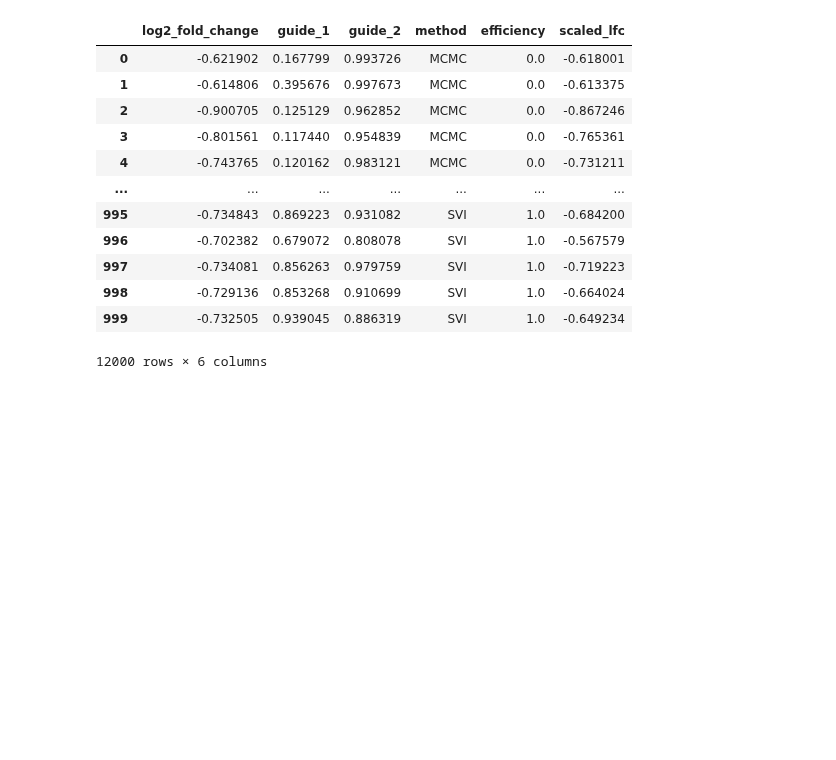
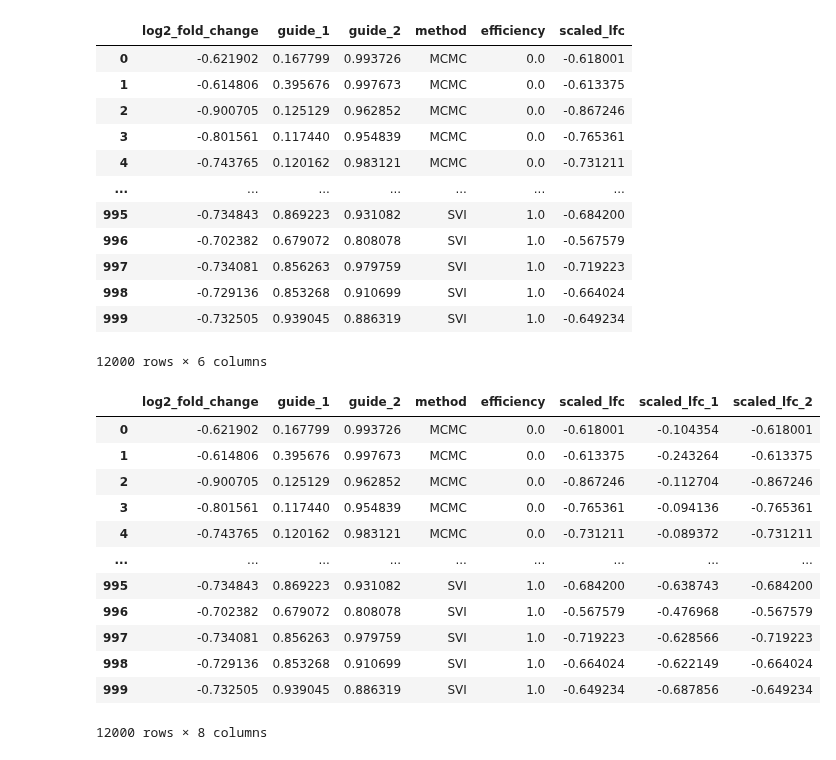
Before and after one commit to pinellolab/PerTurbo, a Jupyter notebook: docs/notebooks/guide_efficiency_tests.ipynb, the cells around one changed output. Drawn from its saved outputs; the diff is of its cells as text; code cells hidden in the pictures; blank space fills up the shorter version.

```diff
--- a/docs/notebooks/guide_efficiency_tests.ipynb
+++ b/docs/notebooks/guide_efficiency_tests.ipynb
@@ -158,4 +158,25 @@ lfc_all_df
 | 998 | -0.729136 | 0.853268 | 0.910699 | SVI | 1.0 | -0.664024 |
 | 999 | -0.732505 | 0.939045 | 0.886319 | SVI | 1.0 | -0.649234 |
 12000 rows × 6 columns
+# %%
+import seaborn as sns
+import matplotlib.pyplot as plt
+
+n_bins = 100
+lfc_all_df = lfc_all_df.assign(scaled_lfc_1=lambda x: x["log2_fold_change"] * x["guide_1"], scaled_lfc_2=lambda x: x["log2_fold_change"] * x["guide_2"])
+lfc_all_df
+# %% [output]
+|  | log2_fold_change | guide_1 | guide_2 | method | efficiency | scaled_lfc | scaled_lfc_1 | scaled_lfc_2 |
+| 0 | -0.621902 | 0.167799 | 0.993726 | MCMC | 0.0 | -0.618001 | -0.104354 | -0.618001 |
+| 1 | -0.614806 | 0.395676 | 0.997673 | MCMC | 0.0 | -0.613375 | -0.243264 | -0.613375 |
+| 2 | -0.900705 | 0.125129 | 0.962852 | MCMC | 0.0 | -0.867246 | -0.112704 | -0.867246 |
+| 3 | -0.801561 | 0.117440 | 0.954839 | MCMC | 0.0 | -0.765361 | -0.094136 | -0.765361 |
+| 4 | -0.743765 | 0.120162 | 0.983121 | MCMC | 0.0 | -0.731211 | -0.089372 | -0.731211 |
+| ... | ... | ... | ... | ... | ... | ... | ... | ... |
+| 995 | -0.734843 | 0.869223 | 0.931082 | SVI | 1.0 | -0.684200 | -0.638743 | -0.684200 |
+| 996 | -0.702382 | 0.679072 | 0.808078 | SVI | 1.0 | -0.567579 | -0.476968 | -0.567579 |
+| 997 | -0.734081 | 0.856263 | 0.979759 | SVI | 1.0 | -0.719223 | -0.628566 | -0.719223 |
+| 998 | -0.729136 | 0.853268 | 0.910699 | SVI | 1.0 | -0.664024 | -0.622149 | -0.664024 |
+| 999 | -0.732505 | 0.939045 | 0.886319 | SVI | 1.0 | -0.649234 | -0.687856 | -0.649234 |
+12000 rows × 8 columns
 # %%
```
Also changed, not shown: parts of 1 cell of this notebook, 3 other files.
